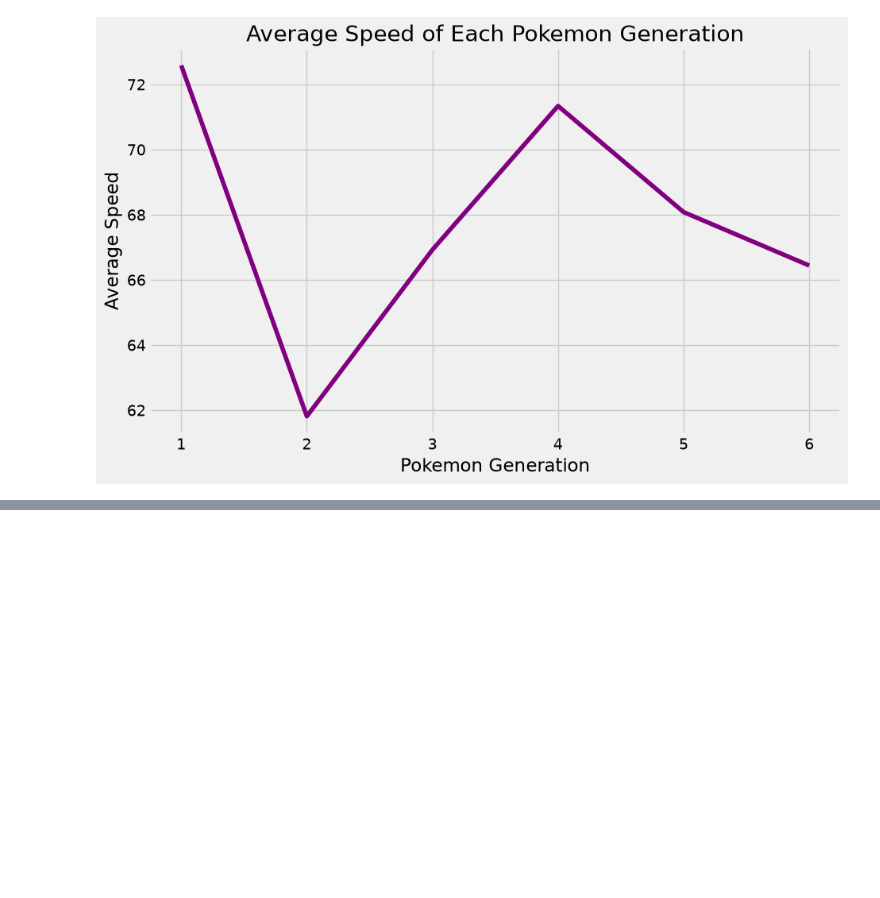
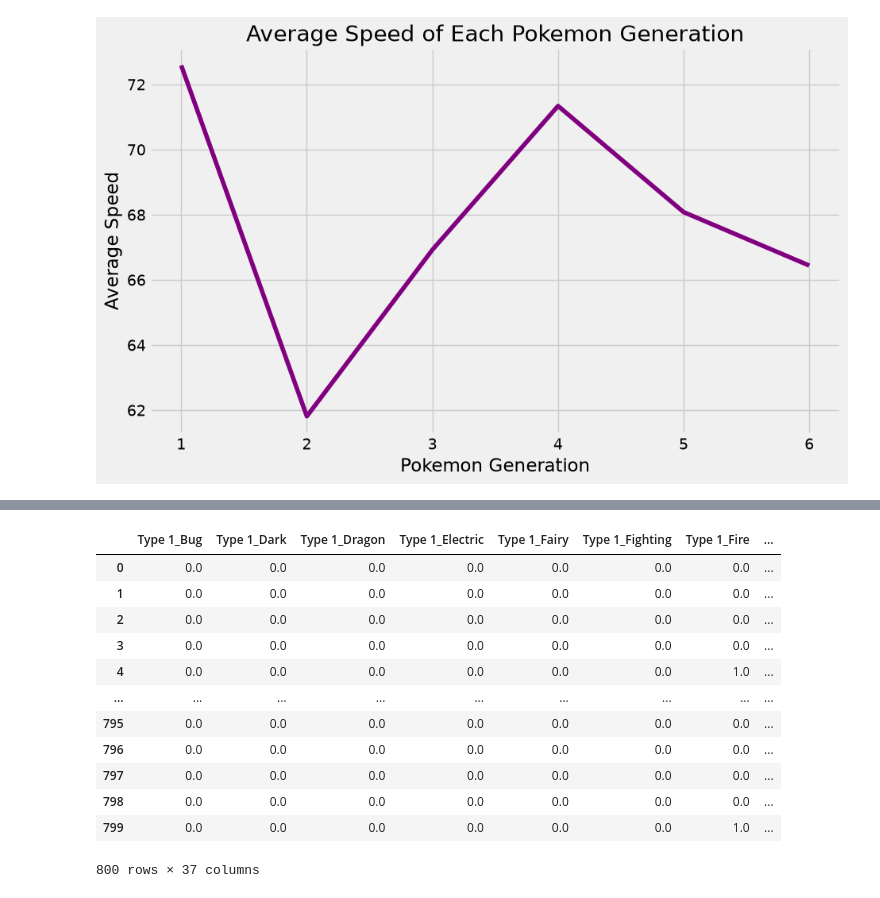
Before and after one commit to SevenWoos/MachineLearningProjects, a Jupyter notebook: pokemon_projects/pokemon_ml/test2/poke_ml_test2.ipynb, the cells around one changed output, grey strips where cells are left out. Cells and saved outputs as stored; diff of their text form; code cells hidden in the pictures; blank space fills up the shorter version.

```diff
--- a/pokemon_projects/pokemon_ml/test2/poke_ml_test2.ipynb
+++ b/pokemon_projects/pokemon_ml/test2/poke_ml_test2.ipynb
@@ -789,0 +864,2 @@ plt.show()
+# %%
+pokemon['Legendary'] = pokemon['Legendary'].astype(int)
@@ -789,0 +925,9 @@ plt.show()
+# %%
+encoder = OneHotEncoder(handle_unknown='ignore')
+
+types = encoder.fit_transform(pokemon[['Type 1', 'Type 2']])
+
+types = pd.DataFrame(
+  types.toarray(),
+  columns=encoder.get_feature_names_out(['Type 1', 'Type 2'])
+)
@@ -789,0 +948,16 @@ plt.show()
+# %%
+types
+# %% [output]
+|  | Type 1_Bug | Type 1_Dark | Type 1_Dragon | Type 1_Electric | Type 1_Fairy | Type 1_Fighting | Type 1_Fire | ... |
+| 0 | 0.0 | 0.0 | 0.0 | 0.0 | 0.0 | 0.0 | 0.0 | ... |
+| 1 | 0.0 | 0.0 | 0.0 | 0.0 | 0.0 | 0.0 | 0.0 | ... |
+| 2 | 0.0 | 0.0 | 0.0 | 0.0 | 0.0 | 0.0 | 0.0 | ... |
+| 3 | 0.0 | 0.0 | 0.0 | 0.0 | 0.0 | 0.0 | 0.0 | ... |
+| 4 | 0.0 | 0.0 | 0.0 | 0.0 | 0.0 | 0.0 | 1.0 | ... |
+| ... | ... | ... | ... | ... | ... | ... | ... | ... |
+| 795 | 0.0 | 0.0 | 0.0 | 0.0 | 0.0 | 0.0 | 0.0 | ... |
+| 796 | 0.0 | 0.0 | 0.0 | 0.0 | 0.0 | 0.0 | 0.0 | ... |
+| 797 | 0.0 | 0.0 | 0.0 | 0.0 | 0.0 | 0.0 | 0.0 | ... |
+| 798 | 0.0 | 0.0 | 0.0 | 0.0 | 0.0 | 0.0 | 0.0 | ... |
+| 799 | 0.0 | 0.0 | 0.0 | 0.0 | 0.0 | 0.0 | 1.0 | ... |
+800 rows × 37 columns
```
Also changed, not shown: parts of 17 cells of this notebook.
